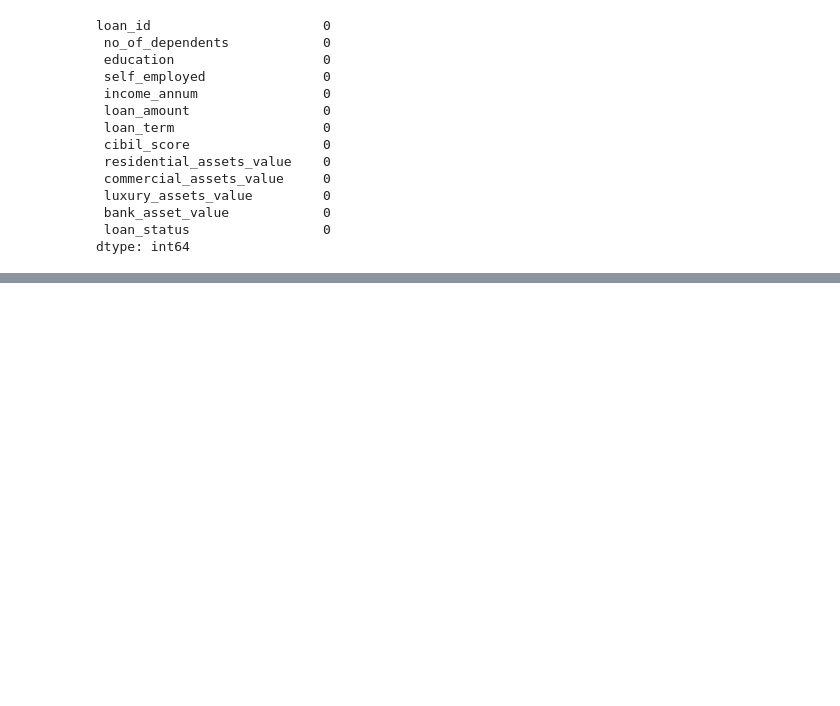
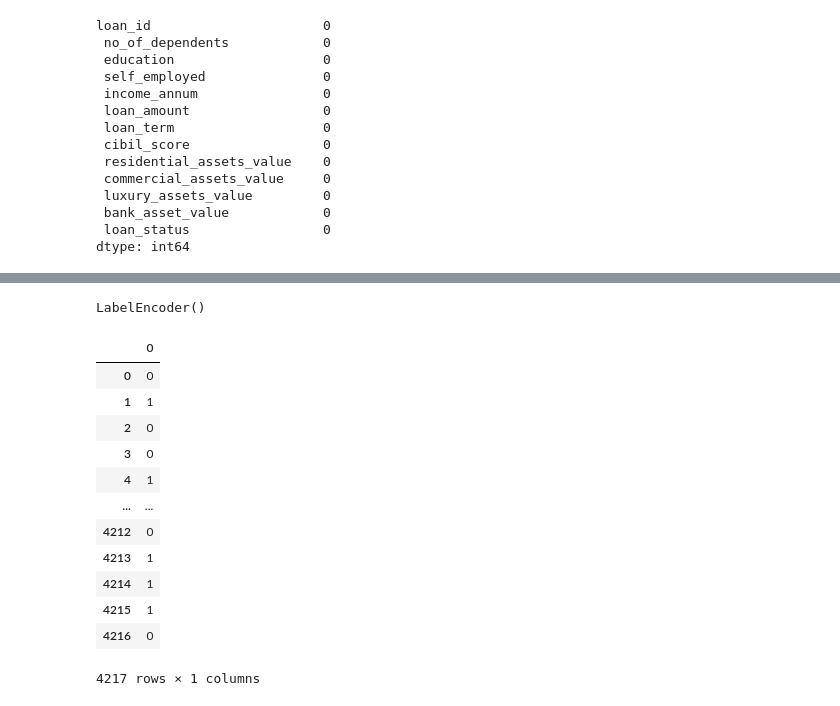
Before and after one commit to HammadAli08/UnSupervied-Learning, a Jupyter notebook: Loan Prediction.ipynb, the cells around one changed output, grey strips where cells are left out. Drawn from its saved outputs; the diff is of its cells as text; code cells hidden in the pictures; blank space fills up the shorter version.

```diff
--- a/Loan Prediction.ipynb
+++ b/Loan Prediction.ipynb
@@ -122,0 +159,21 @@ from sklearn
+# %%
+lbl.fit(data1[[' education']])
+# %% [output]
+LabelEncoder()
+# %%
+df=pd.DataFrame(lbl.transform(data1[[' education']]))
+df
+# %% [output]
+|  | 0 |
+| 0 | 0 |
+| 1 | 1 |
+| 2 | 0 |
+| 3 | 0 |
+| 4 | 1 |
+| ... | ... |
+| 4212 | 0 |
+| 4213 | 1 |
+| 4214 | 1 |
+| 4215 | 1 |
+| 4216 | 0 |
+4217 rows × 1 columns
```
Also changed, not shown: parts of 41 cells of this notebook.
